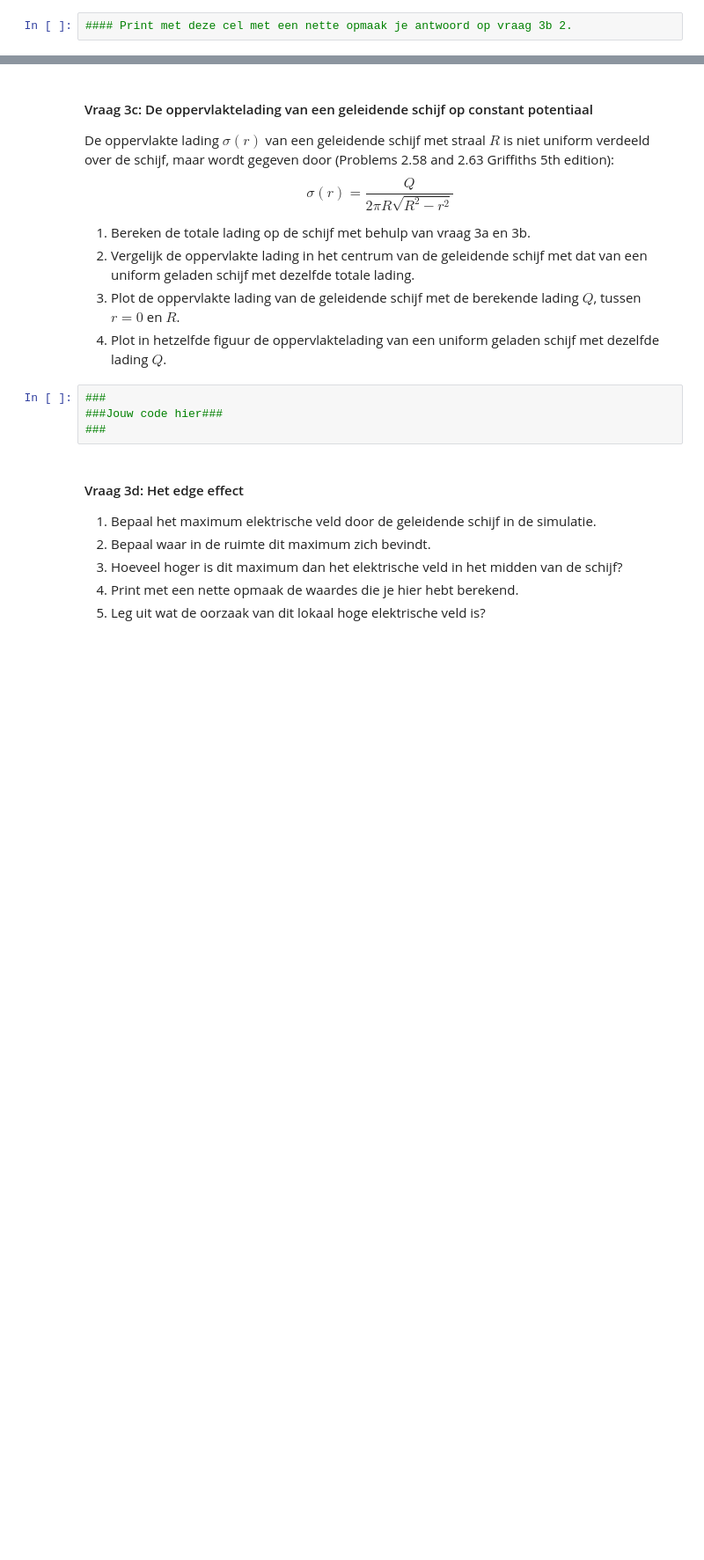
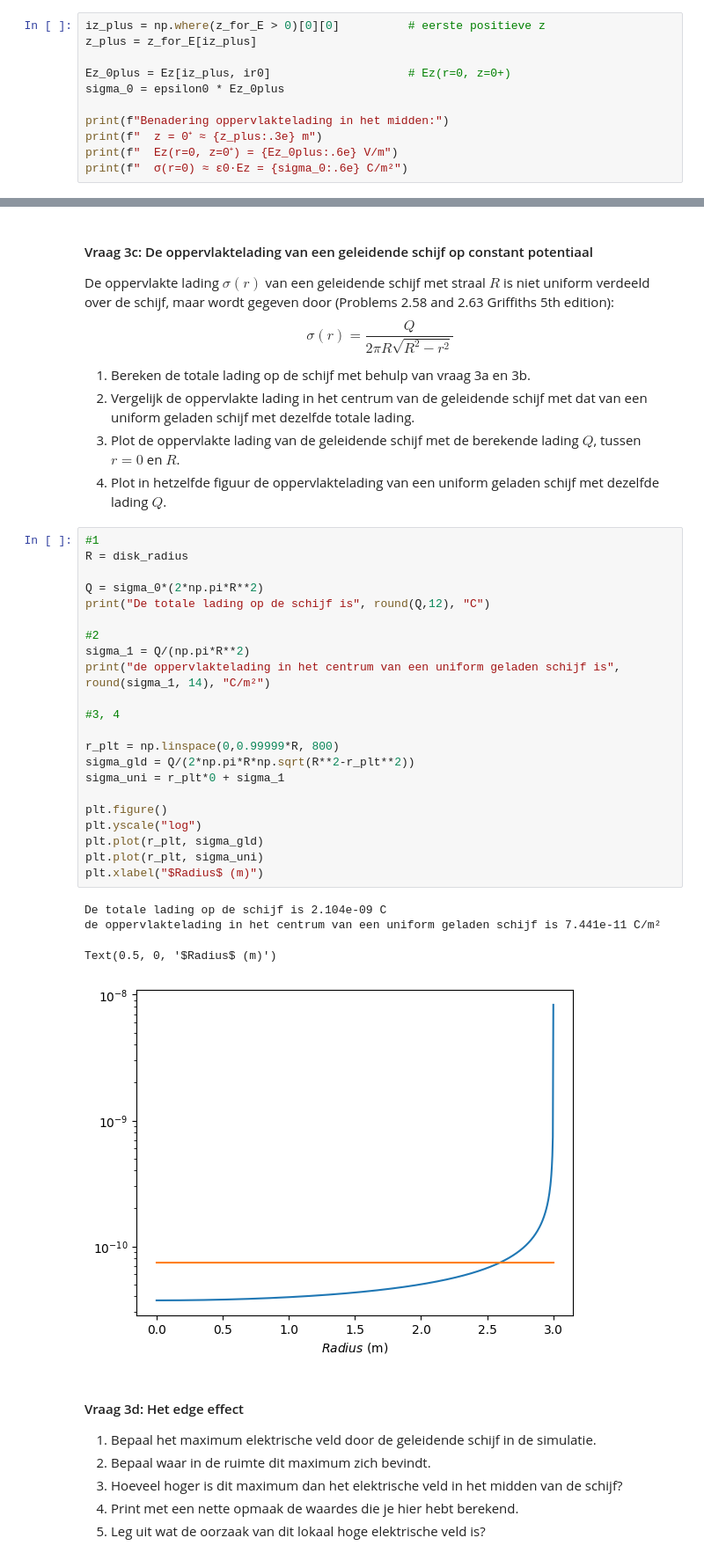
Before and after one commit to sdwijnands/opdrachten-DEF-D, a Jupyter notebook: DigitaleOntwerpopdrachten/1CondensatorOpdracht/CondensatorOntwerpopdracht.ipynb, the cells around one changed output, grey strips where cells are left out. Shown at 88% size. Drawn from its saved outputs; the diff is of its cells as text; blank space fills up the shorter version.

```diff
--- a/DigitaleOntwerpopdrachten/1CondensatorOpdracht/CondensatorOntwerpopdracht.ipynb
+++ b/DigitaleOntwerpopdrachten/1CondensatorOpdracht/CondensatorOntwerpopdracht.ipynb
@@ -438,2 +444,11 @@ veldsterkte op de as heel dicht bij het midden is 0.3410885439057321 [N/C]
 # %%
-#### Print met deze cel met een nette opmaak je antwoord op vraag 3b 2.
+iz_plus = np.where(z_for_E > 0)[0][0]          # eerste positieve z
+z_plus = z_for_E[iz_plus]
+
+Ez_0plus = Ez[iz_plus, ir0]                    # Ez(r=0, z=0+)
+sigma_0 = epsilon0 * Ez_0plus
+
+print(f"Benadering oppervlaktelading in het midden:")
+print(f"  z = 0⁺ ≈ {z_plus:.3e} m")
+print(f"  Ez(r=0, z=0⁺) = {Ez_0plus:.6e} V/m")
+print(f"  σ(r=0) ≈ ε0·Ez = {sigma_0:.6e} C/m²")
@@ -448,9 +468,32 @@ $$\sigma(r) = \frac{Q}{2 \pi R \sqrt{R^2 - r^2}}$$
 3. Plot de oppervlakte lading van de geleidende schijf met de berekende lading $Q$, tussen $r = 0$ en $R$.
 4. Plot in hetzelfde figuur de oppervlaktelading van een uniform geladen schijf met dezelfde lading $Q$.
 # %%
-###
-###Jouw code hier###
-###
+#1
+R = disk_radius
+
+Q = sigma_0*(2*np.pi*R**2)
+print("De totale lading op de schijf is", round(Q,12), "C")
+
+#2
+sigma_1 = Q/(np.pi*R**2)
+print("de oppervlaktelading in het centrum van een uniform geladen schijf is", round(sigma_1, 14), "C/m²")
+
+#3, 4
+
+r_plt = np.linspace(0,0.99999*R, 800)
+sigma_gld = Q/(2*np.pi*R*np.sqrt(R**2-r_plt**2))
+sigma_uni = r_plt*0 + sigma_1
+
+plt.figure()
+plt.yscale("log")
+plt.plot(r_plt, sigma_gld)
+plt.plot(r_plt, sigma_uni)
+plt.xlabel("$Radius$ (m)")
+# %% [output]
+De totale lading op de schijf is 2.104e-09 C
+de oppervlaktelading in het centrum van een uniform geladen schijf is 7.441e-11 C/m²
+Text(0.5, 0, '$Radius$ (m)')
+[figure, added]
 # %% [markdown]
 #### Vraag 3d: Het edge effect
 
```
Also changed, not shown: parts of 3 cells of this notebook.
